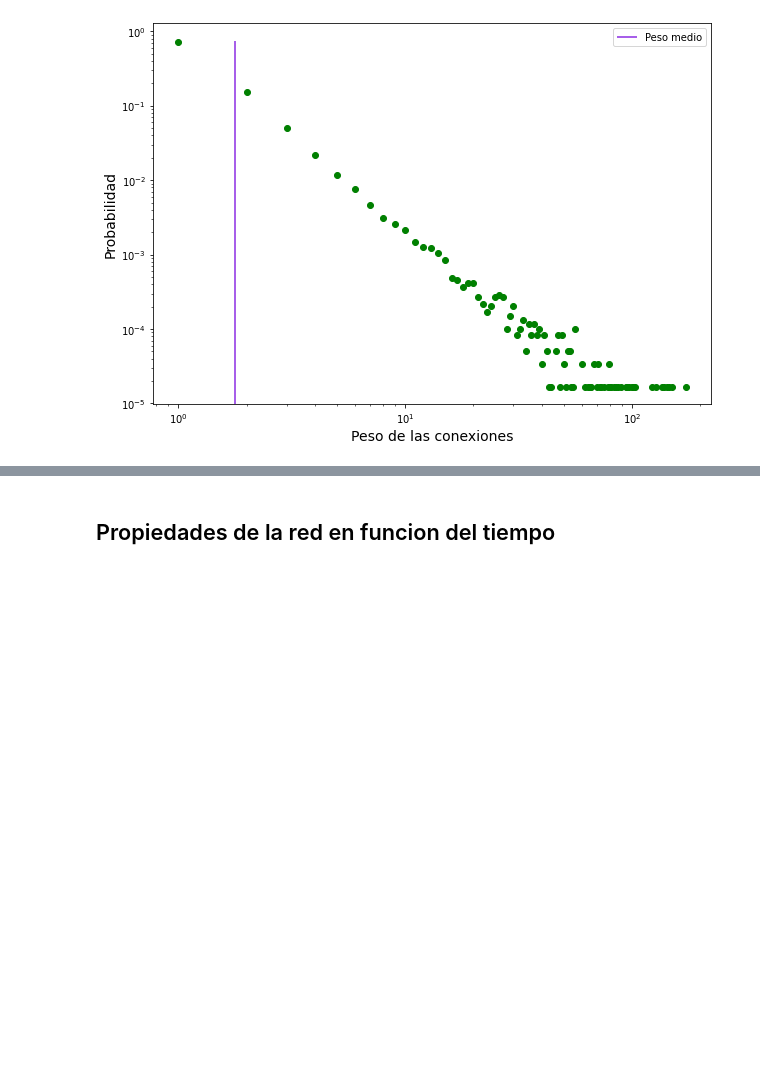
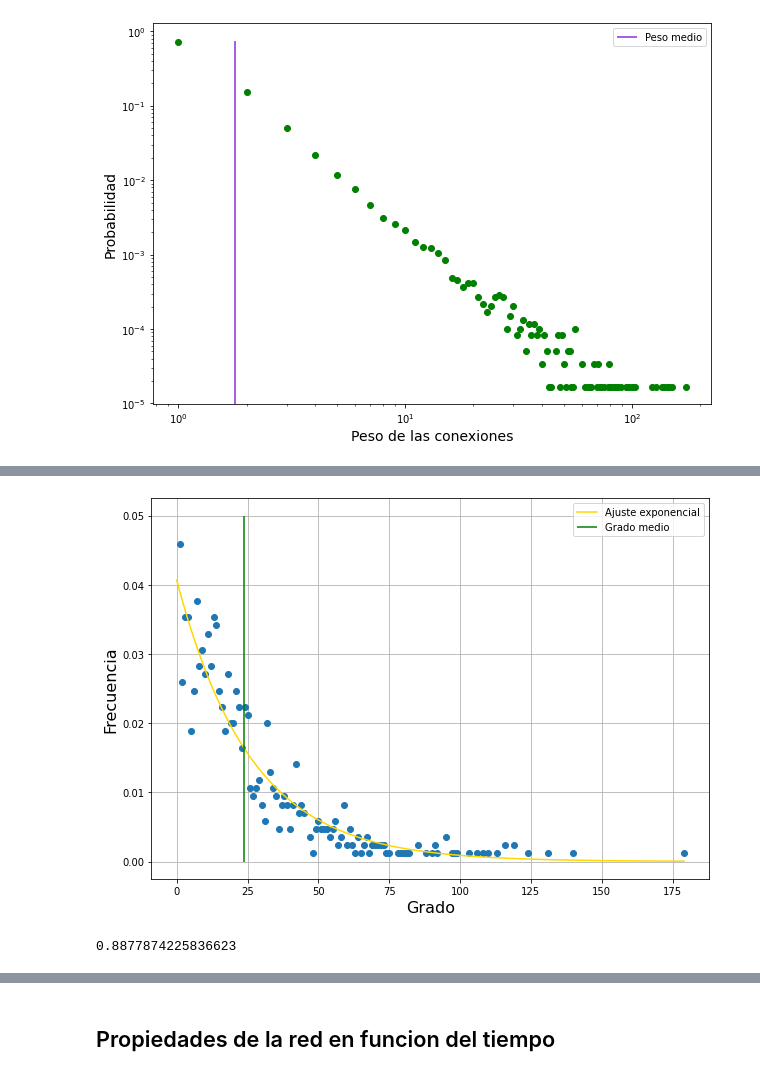
Before and after one commit to saramirezva/Tesis-congestion-Bogota, a Jupyter notebook: Red_completa_Bogota.ipynb, the cells around one changed output, grey strips where cells are left out. Cells and saved outputs as stored; diff of their text form; code cells hidden in the pictures; blank space fills up the shorter version.

```diff
--- a/Red_completa_Bogota.ipynb
+++ b/Red_completa_Bogota.ipynb
@@ -548,0 +641,19 @@ Excisten muuuchiiisimaaas conexiones que son bucles :( entonces tocara bajarse d
+# %%
+y_array1 = y1/sum(y1)
+popt2_1, pcov2_1 = curve_fit(expo, xdata = x1, ydata = y_array1)
+# %%
+plt.figure(figsize = (10,7))
+plt.plot(x1, y_array1, 'o')
+plt.plot(expo(xspace,popt2_1[0], popt2_1[1]), color = 'gold', label = 'Ajuste exponencial')
+plt.vlines(k_mean, 0, 0.05, color = 'g',label = 'Grado medio')
+plt.xlabel('Grado', fontsize=16)
+plt.ylabel('Frecuencia', fontsize=16)
+plt.legend()
+plt.grid()
+plt.show()
+# %% [output]
+[figure, added]
+# %%
+print(r_squared(x1, y_array1, popt2_1))
+# %% [output]
+0.8877874225836623
```
Also changed, not shown: parts of 39 cells of this notebook.
